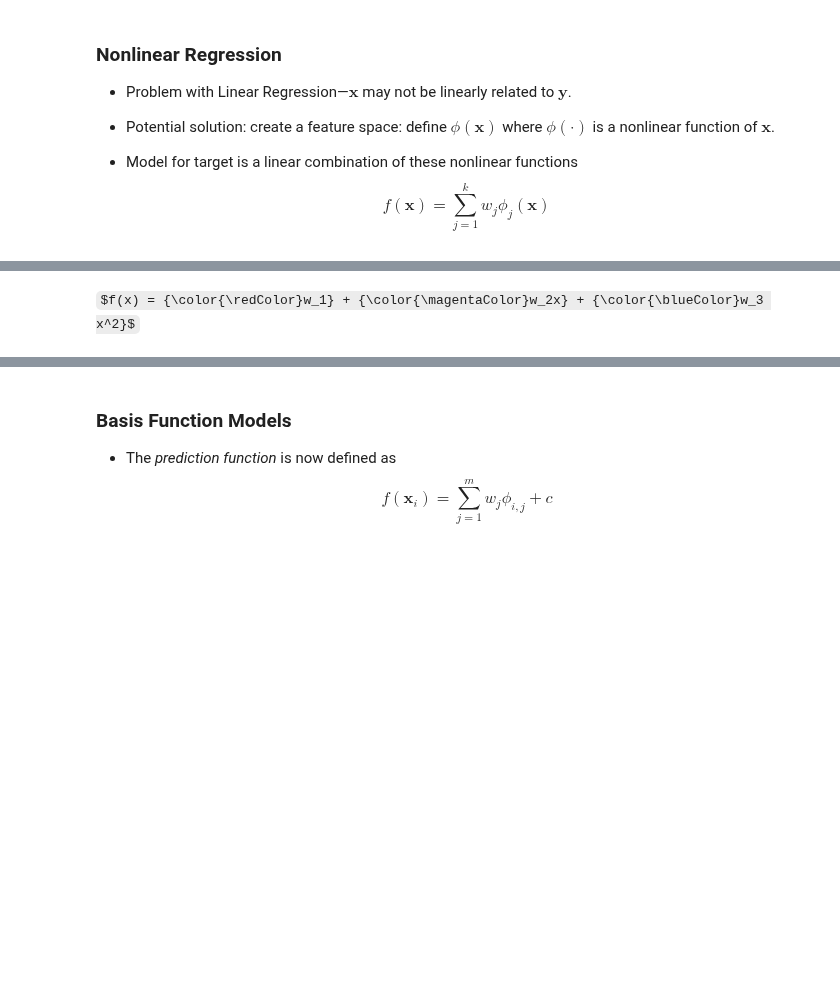
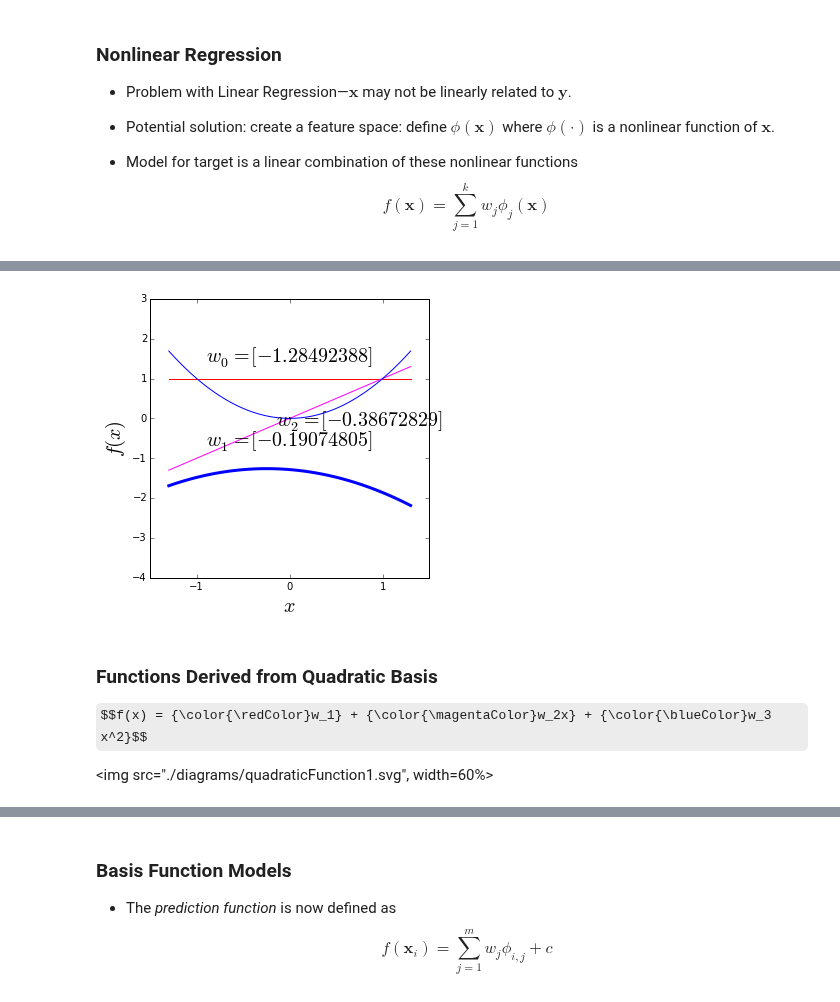
Before and after one commit to lawrennd/mlai2015, a Jupyter notebook: w4_basisFunctions.ipynb, the cells around one changed output, grey strips where cells are left out. Drawn from its saved outputs; the diff is of its cells as text; code cells hidden in the pictures; some formulas as TeX source; blank space fills up the shorter version.

```diff
--- a/w4_basisFunctions.ipynb
+++ b/w4_basisFunctions.ipynb
@@ -96,2 +91,47 @@ printLatexPlot(’quadraticFunction3’, dirName, plotWidth);
+# %%
+f, ax = plt.subplots(figsize=(5,5))
+
+Phi = np.zeros((phi[0].shape[0], 3))
+for i in range(len(phi)):
+    Phi[:, i:i+1] = phi[i]
+
+w = np.random.normal(size=(3, 1))
+f = np.dot(Phi,w)
+a, = ax.plot(x, f, color=[0, 0, 1], linewidth=3)
+ax.plot(x, phi[0], color=[1, 0, 0], linewidth=1)
+ax.plot(x, phi[1], color=[1, 0, 1], linewidth=1)
+ax.plot(x, phi[2], color=[0, 0, 1], linewidth=1)
+ylim = [-4, 3]
+ax.set_ylim(ylim)
+plt.sca(ax)
+plt.xticks([-1, 0, 1])
+ax.set_xlabel('$x$', fontsize=20)
+ax.set_ylabel('$f(x)$', fontsize=20)
+t = []
+for i in range(w.shape[0]):
+    t.append(ax.text(loc[i][0], loc[i][1], '$w_' + str(i) + ' = '+ str(w[i]) + '$', horizontalalignment='center', fontsize=20))
+
+plt.savefig('./diagrams/quadraticFunction1.svg')
+
+w = np.random.normal(size=(3, 1))
+f = np.dot(Phi,w)
+a.set_ydata(f)
+for i in range(3):
+    t[i].set_text('$w_' + str(i) + ' = '+ str(w[i]) + '$')
+plt.savefig('./diagrams/quadraticFunction2.svg')
+
+
+w = np.random.normal(size=(3, 1))
+f = np.dot(Phi, w)
+a.set_ydata(f)
+for i in range(3):
+    t[i].set_text('$w_' + str(i) + ' = '+ str(w[i]) + '$')
+plt.savefig('./diagrams/quadraticFunction3.svg')
+# %% [output]
+[figure, added]
 # %% [markdown]
-$f(x) = {\color{\redColor}w_1} + {\color{\magentaColor}w_2x} + {\color{\blueColor}w_3 x^2}$
+### Functions Derived from Quadratic Basis
+
+$$f(x) = {\color{\redColor}w_1} + {\color{\magentaColor}w_2x} + {\color{\blueColor}w_3 x^2}$$
+
+<img src="./diagrams/quadraticFunction1.svg", width=60%>
```
Also changed, not shown: parts of 30 cells of this notebook.
